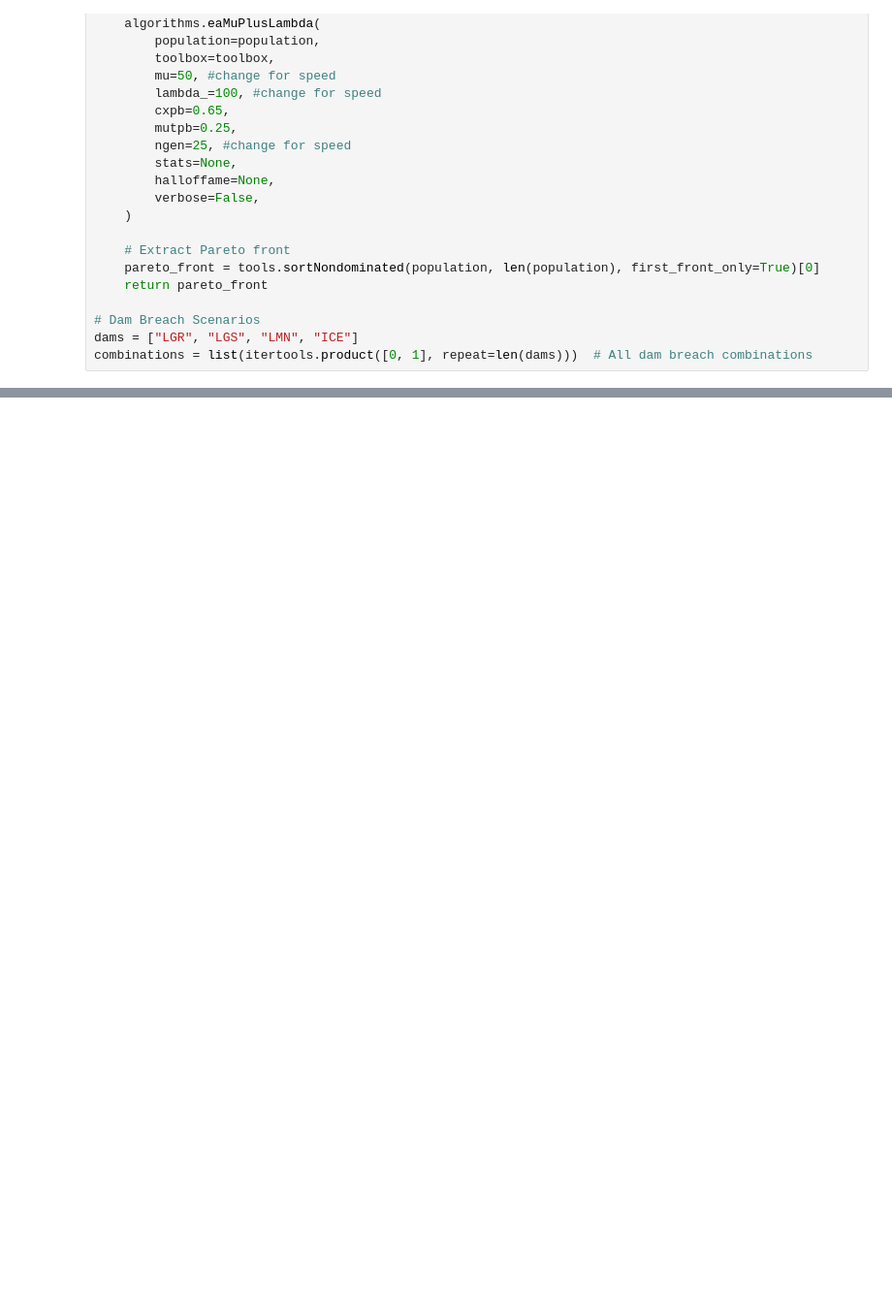
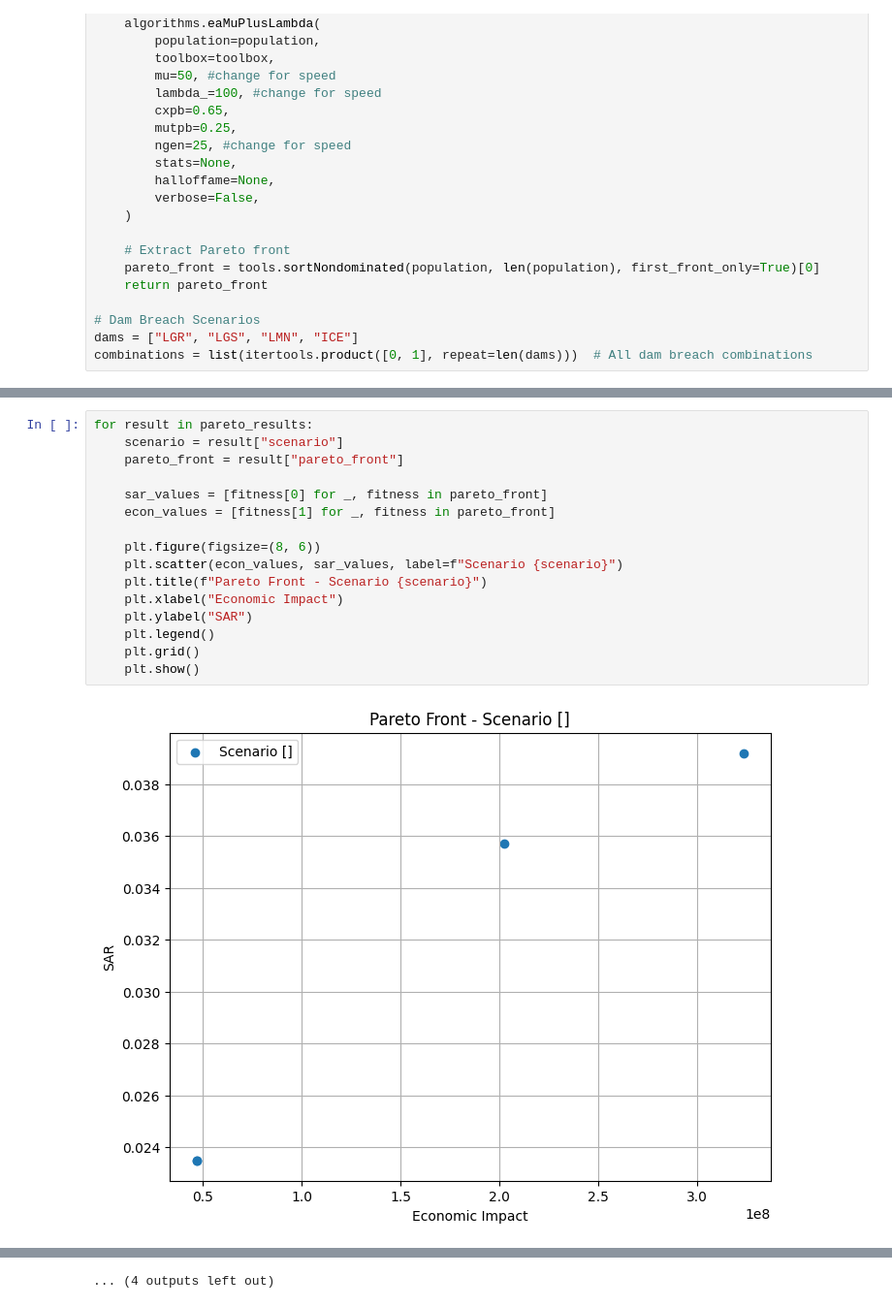
Before and after one commit to aidanlane02/6200proj, a Jupyter notebook: evolutionaryModelv2.ipynb, the cells around one changed output, grey strips where cells are left out. Shown at 97% size. Saved outputs shown, nothing was run; the diff lists cells and outputs as text; blank space fills up the shorter version.

```diff
--- a/evolutionaryModelv2.ipynb
+++ b/evolutionaryModelv2.ipynb
@@ -237,0 +214,18 @@ plt.show()
+# %%
+for result in pareto_results:
+    scenario = result["scenario"]
+    pareto_front = result["pareto_front"]
+
+    sar_values = [fitness[0] for _, fitness in pareto_front]
+    econ_values = [fitness[1] for _, fitness in pareto_front]
+
+    plt.figure(figsize=(8, 6))
+    plt.scatter(econ_values, sar_values, label=f"Scenario {scenario}")
+    plt.title(f"Pareto Front - Scenario {scenario}")
+    plt.xlabel("Economic Impact")
+    plt.ylabel("SAR")
+    plt.legend()
+    plt.grid()
+    plt.show()
+# %% [output]
+[figure, added]
@@ -237,0 +243 @@ plt.show()
+... (4 outputs left out)
```
Also changed, not shown: parts of 5 cells of this notebook, 5 other files.
